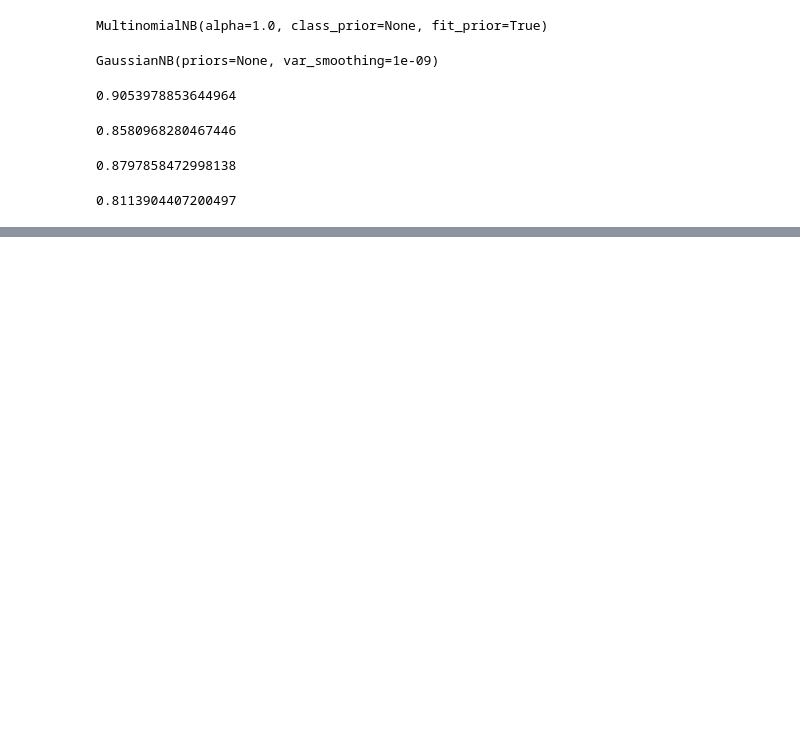
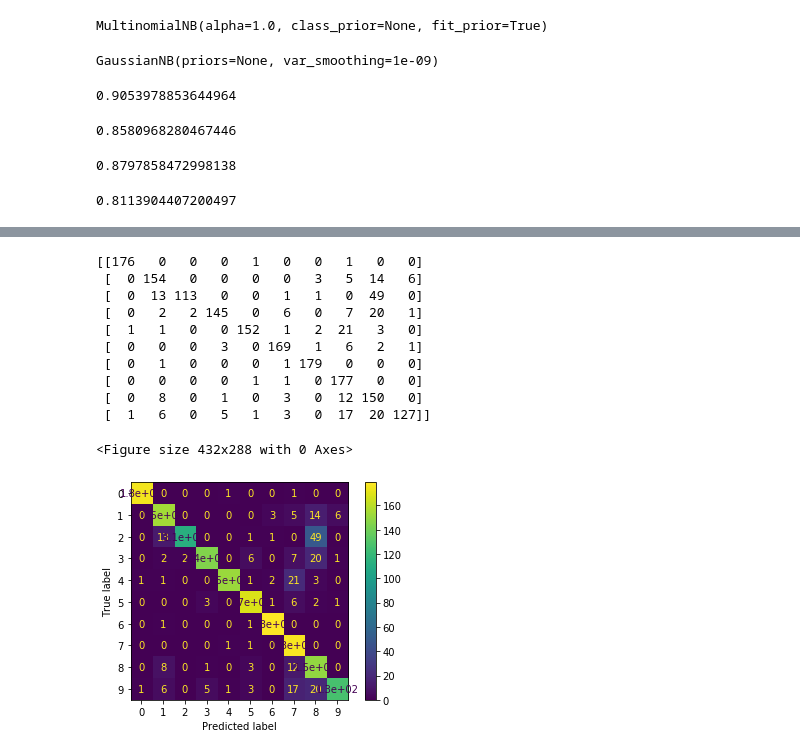
Before and after one commit to naman873/Python, a Jupyter notebook: thirtyseven/multinomial_vs_gausian(mnist).ipynb, the cells around one changed output, grey strips where cells are left out. Drawn from its saved outputs; the diff is of its cells as text; code cells hidden in the pictures; blank space fills up the shorter version.

```diff
--- a/thirtyseven/multinomial_vs_gausian(mnist).ipynb
+++ b/thirtyseven/multinomial_vs_gausian(mnist).ipynb
@@ -63,0 +86,19 @@ cross_val_score(gnb,X,y,scoring="accuracy",cv=10).mean()
+# %%
+plt.figure()
+plot_confusion_matrix(gnb,X,y)
+on_mat=confusion_matrix(y,gnb.predict(X))
+print(on_mat)
+plt.show()
+# %% [output]
+[[176   0   0   0   1   0   0   1   0   0]
+ [  0 154   0   0   0   0   3   5  14   6]
+ [  0  13 113   0   0   1   1   0  49   0]
+ [  0   2   2 145   0   6   0   7  20   1]
+ [  1   1   0   0 152   1   2  21   3   0]
+ [  0   0   0   3   0 169   1   6   2   1]
+ [  0   1   0   0   0   1 179   0   0   0]
+ [  0   0   0   0   1   1   0 177   0   0]
+ [  0   8   0   1   0   3   0  12 150   0]
+ [  1   6   0   5   1   3   0  17  20 127]]
+<Figure size 432x288 with 0 Axes>
+[figure, added]
```
Also changed, not shown: parts of 2 cells of this notebook, 13 other files.
